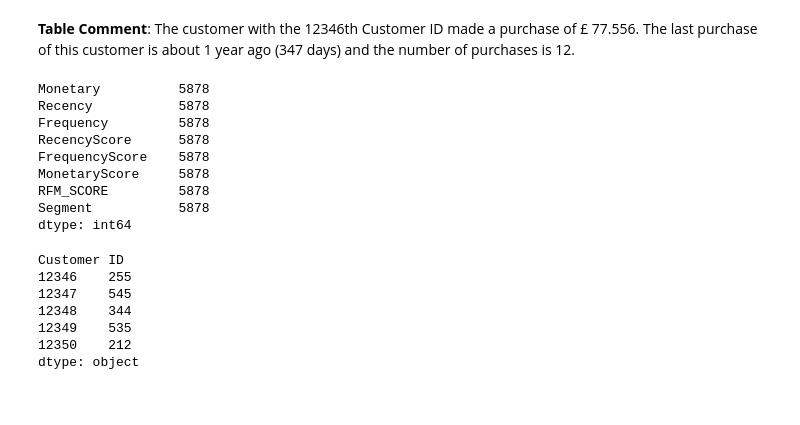
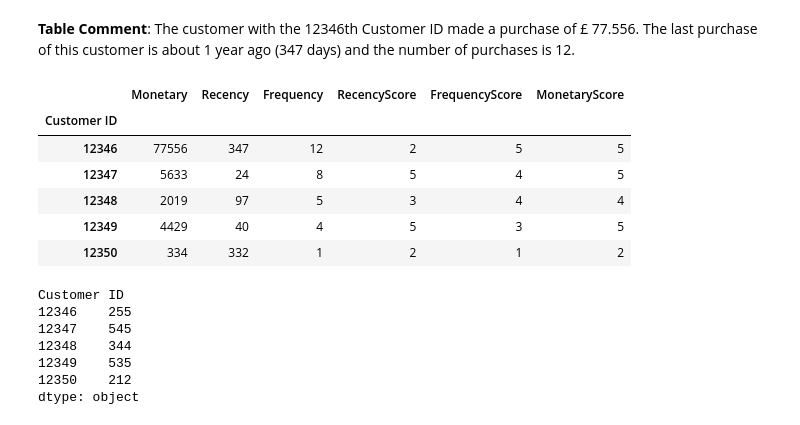
Before and after one commit to jarviscanada/jarvis_data_eng_JasonSastra, a Jupyter notebook: python_data_analytics/customer-segmentation-with-rfm-score.ipynb, the cells around one changed output. Cells and saved outputs as stored; diff of their text form; code cells hidden in the pictures.

```diff
--- a/python_data_analytics/customer-segmentation-with-rfm-score.ipynb
+++ b/python_data_analytics/customer-segmentation-with-rfm-score.ipynb
@@ -198,17 +200,15 @@ rfm_table['RecencyScore'] = pd.qcut(rfm_table['Recency'],5,labels=[5,4,3,2,1])
 rfm_table['FrequencyScore'] = pd.qcut(rfm_table['Frequency'].rank(method="first"),5,labels=[1,2,3,4,5])
 rfm_table['MonetaryScore'] = pd.qcut(rfm_table['Monetary'],5,labels=[1,2,3,4,5])
 # %%
-rfm_table.count()
+rfm_table.head()
 # %% [output]
-Monetary          5878
-Recency           5878
-Frequency         5878
-RecencyScore      5878
-FrequencyScore    5878
-MonetaryScore     5878
-RFM_SCORE         5878
-Segment           5878
-dtype: int64
+|  | Monetary | Recency | Frequency | RecencyScore | FrequencyScore | MonetaryScore |
+| Customer ID |  |  |  |  |  |  |
+| 12346 | 77556 | 347 | 12 | 2 | 5 | 5 |
+| 12347 | 5633 | 24 | 8 | 5 | 4 | 5 |
+| 12348 | 2019 | 97 | 5 | 3 | 4 | 4 |
+| 12349 | 4429 | 40 | 4 | 5 | 3 | 5 |
+| 12350 | 334 | 332 | 1 | 2 | 1 | 2 |
 # %%
 #RFM score values are combined side by side in str format
 (rfm_table['RecencyScore'].astype(str) +
```
Also changed, not shown: parts of 1 cell of this notebook, 6 other files.
